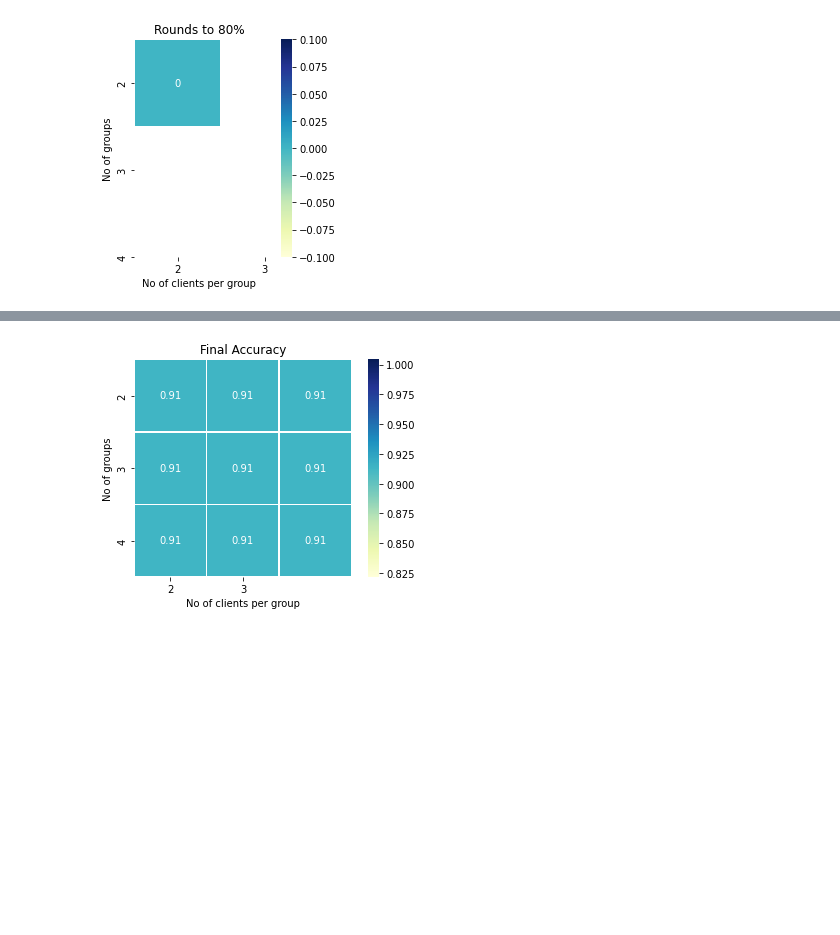
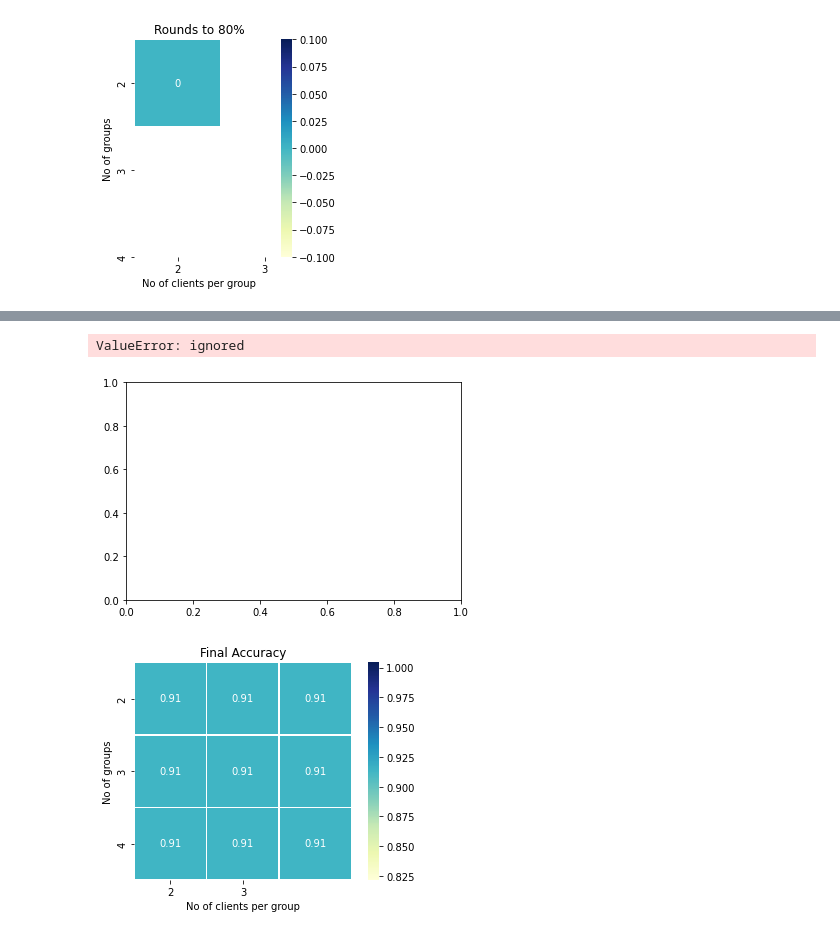
Before and after one commit to AdwaitB/AIC-Project, a Jupyter notebook: AIC_FL.ipynb, the cells around one changed output, grey strips where cells are left out. Cells and saved outputs as stored; diff of their text form; code cells hidden in the pictures; blank space fills up the shorter version.

```diff
--- a/AIC_FL.ipynb
+++ b/AIC_FL.ipynb
@@ -612,25 +686,26 @@ def read_fraud_data():
 # %%
 def get_fraud_model():
     sim_model = models.Sequential()
-    sim_model.add(layers.Dense(128, activation='relu', input_dim=10))
-    sim_model.add(layers.Dense(1, activation='sigmoid'))
-    sim_model.add(layers.Dense(64, activation='relu', input_dim=10))
-    sim_model.add(layers.Dense(1, activation='sigmoid'))
-    sim_model.add(layers.Dense(32, activation='relu', input_dim=10))
-    sim_model.add(layers.Dense(1, activation='sigmoid'))
+    sim_model.add(layers.Dense(8, activation='relu', input_dim=10))
+    sim_model.add(layers.Dense(4, activation='relu'))
+    sim_model.add(layers.Dense(2))
+
 
     sim_model.compile(
-        loss='binary_crossentropy', optimizer='adam', metrics=['accuracy']
+        loss = tf.keras.losses.SparseCategoricalCrossentropy(from_logits = True),
+        optimizer= optimizers.RMSprop(lr=0.01), metrics=['accuracy']
     )
 
     es = tf.keras.callbacks.EarlyStopping(monitor = 'val_loss', mode = 'min', verbose = 1, patience = 4)
     sim_model.summary()
     return sim_model
 # %%
+from tensorflow.keras import optimizers
 def deep_copy_fraud_model(model):
     model_copy= keras.models.clone_model(model)
     model_copy.compile(
-        loss='binary_crossentropy', optimizer='adam', metrics=['accuracy']
+        loss = tf.keras.losses.SparseCategoricalCrossentropy(from_logits = True),
+        optimizer=optimizers.RMSprop(lr=0.01), metrics=['accuracy']
     )
     model_copy.set_weights(model.get_weights())
     return model_copy
@@ -710,7 +793,7 @@ plot_metrics([2, 3], [2, 3, 4], tmp[2][1], "Rounds to 80%")
 [figure]
 # %%
 # Decentralized FL
-acc_dfl_fraud = complete_xp(np.copy(x_fraud), np.copy(y_fraud), get_fraud_model(), [2,4,8], [3,6,9], 20, 2, deep_copy_fraud_model)
+acc_dfl_fraud = complete_xp(np.copy(x_fraud), np.copy(y_fraud), get_fraud_model(), [2,4,8], [3,6,9], 10, 3, deep_copy_fraud_model)
 # %% [output]
 Streaming output truncated to the last 5000 lines.
 Epoch 1/2
@@ -730,5 +813,12 @@ Epoch 2/2
 Publisher: finished all global
 Accuracy on Val Data:  [0.9131, 0.9131, 0.9131, 0.9131, 0.9131, 0.9131, 0.9131, 0.9131, 0.9131, 0.9131, 0.9131, 0.9131, 0.9131, 0.9131, 0.9131, 0.9131, 0.9131, 0.9131, 0.9131, 0.9131]
+# %%
+
+np.save('acc_df1_fraud', acc_dfl_fraud)
+plot_accuracy_curves_xp(acc_dfl_fraud, [2,4,8], [3,6,9])
+# %% [output]
+ValueError: ignored
+[figure, added]
 # %%
 tmp = get_metrics(acc_dfl_fraud, [0.70, 0.8])
 plot_metrics([2, 3], [2, 3, 4], tmp[0], "Final Accuracy")
```
Also changed, not shown: parts of 12 cells of this notebook.
